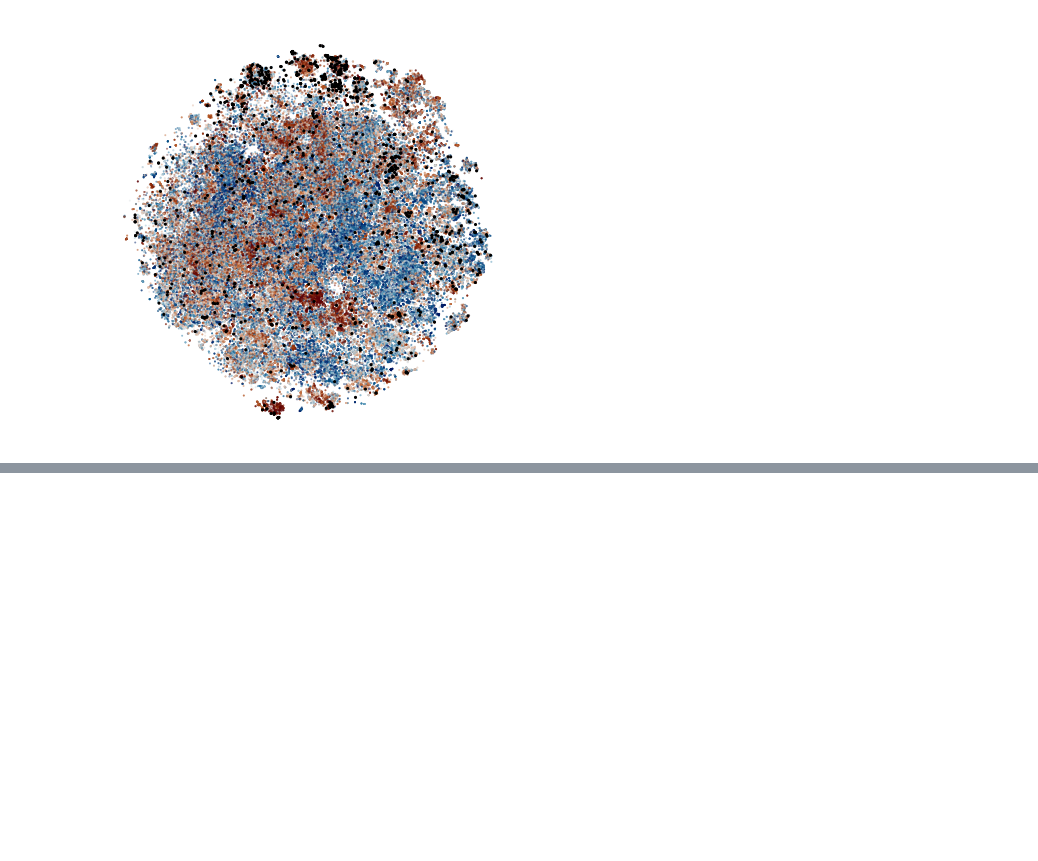
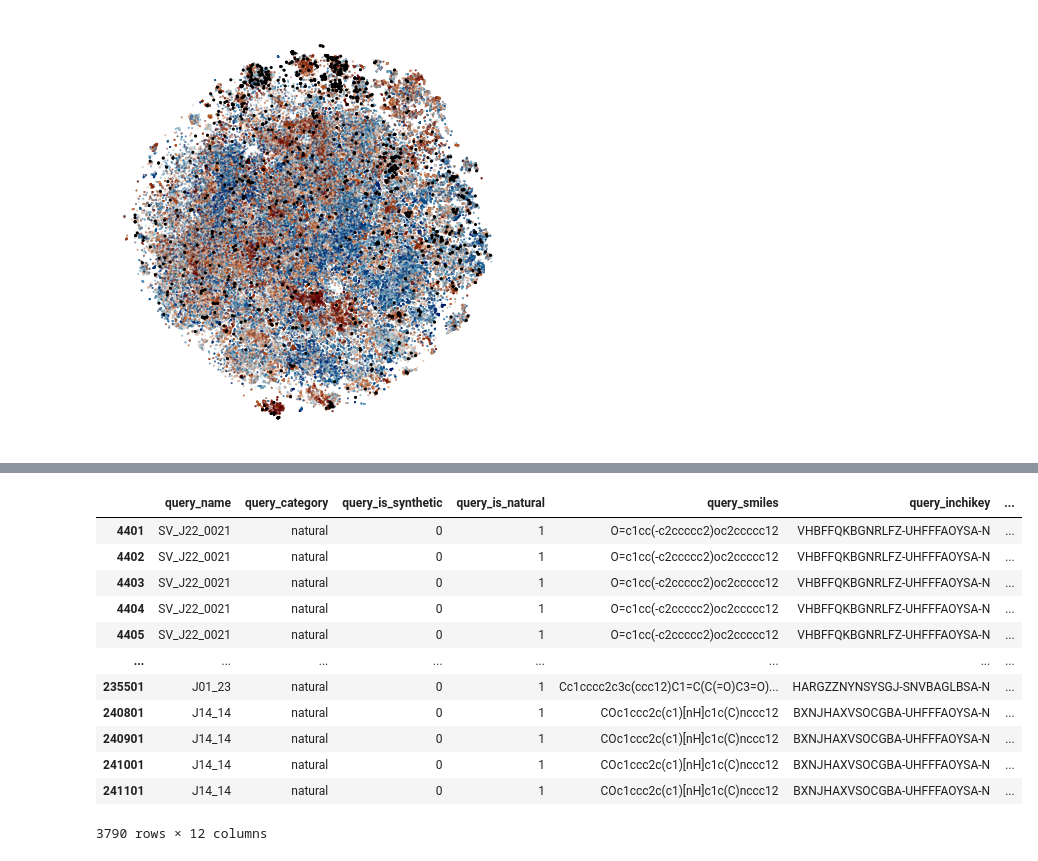
Before and after one commit to ersilia-os/sars-cov-2-chemspace, a Jupyter notebook: notebooks/05_Figure2.ipynb, the cells around one changed output, grey strips where cells are left out. Drawn from its saved outputs; the diff is of its cells as text; code cells hidden in the pictures; blank space fills up the shorter version.

```diff
--- a/notebooks/05_Figure2.ipynb
+++ b/notebooks/05_Figure2.ipynb
@@ -285,0 +295,32 @@ stylia.save_figure("../figures/f2_e.png")
+# %%
+# A natural product compound with several Enamine REAL hits that have high predicted AD
+
+ds = pd.read_csv("../results/cheese_search.csv")
+ds = ds[ds["query_inchikey"] != ds["inchikey"]]
+dp = pd.read_csv("../results/cheese_hits_publish.csv")
+dp = dp[dp["num_manual_at_07"] == 0]
+hit_iks = set(dp["inchikey"].tolist())
+ds = ds[ds["inchikey"].isin(hit_iks)]
+ds = ds[ds["database"] == "enamine-real"]
+
+dq = pd.read_csv("../results/queries_publish.csv")
+dq = dq[dq["category"] == "natural"]
+
+np_likeness = pd.read_csv("../data/all_molecules_eos9yui.csv")
+ik2np = {}
+for v in np_likeness.values:
+    if v[2] > 2:
+        ik2np[v[0]] = v[2]
+
+syba = pd.read_csv("../data/all_molecules_eos7pw8.csv")
+ik2sa = {}
+for v in syba.values:
+    if v[2] < 0:
+        ik2sa[v[0]] = v[2]
+
+dq = dq[dq["inchikey"].isin(ik2np.keys())]
+dq = dq[dq["inchikey"].isin(ik2sa.keys())]
+
+df = ds[ds["query_inchikey"].isin(dq["inchikey"].tolist())]
+df = df[df["inchikey"].isin(dp[dp["clf_rank"] > 95]["inchikey"].tolist())]
+df = df[df["inchikey"].isin(dp[dp["sim_rank"] < 25]["inchikey"].tolist())]
@@ -285,0 +403,16 @@ stylia.save_figure("../figures/f2_e.png")
+# %%
+df
+# %% [output]
+|  | query_name | query_category | query_is_synthetic | query_is_natural | query_smiles | query_inchikey | ... |
+| 4401 | SV_J22_0021 | natural | 0 | 1 | O=c1cc(-c2ccccc2)oc2ccccc12 | VHBFFQKBGNRLFZ-UHFFFAOYSA-N | ... |
+| 4402 | SV_J22_0021 | natural | 0 | 1 | O=c1cc(-c2ccccc2)oc2ccccc12 | VHBFFQKBGNRLFZ-UHFFFAOYSA-N | ... |
+| 4403 | SV_J22_0021 | natural | 0 | 1 | O=c1cc(-c2ccccc2)oc2ccccc12 | VHBFFQKBGNRLFZ-UHFFFAOYSA-N | ... |
+| 4404 | SV_J22_0021 | natural | 0 | 1 | O=c1cc(-c2ccccc2)oc2ccccc12 | VHBFFQKBGNRLFZ-UHFFFAOYSA-N | ... |
+| 4405 | SV_J22_0021 | natural | 0 | 1 | O=c1cc(-c2ccccc2)oc2ccccc12 | VHBFFQKBGNRLFZ-UHFFFAOYSA-N | ... |
+| ... | ... | ... | ... | ... | ... | ... | ... |
+| 235501 | J01_23 | natural | 0 | 1 | Cc1cccc2c3c(ccc12)C1=C(C(=O)C3=O)... | HARGZZNYNSYSGJ-SNVBAGLBSA-N | ... |
+| 240801 | J14_14 | natural | 0 | 1 | COc1ccc2c(c1)[nH]c1c(C)nccc12 | BXNJHAXVSOCGBA-UHFFFAOYSA-N | ... |
+| 240901 | J14_14 | natural | 0 | 1 | COc1ccc2c(c1)[nH]c1c(C)nccc12 | BXNJHAXVSOCGBA-UHFFFAOYSA-N | ... |
+| 241001 | J14_14 | natural | 0 | 1 | COc1ccc2c(c1)[nH]c1c(C)nccc12 | BXNJHAXVSOCGBA-UHFFFAOYSA-N | ... |
+| 241101 | J14_14 | natural | 0 | 1 | COc1ccc2c(c1)[nH]c1c(C)nccc12 | BXNJHAXVSOCGBA-UHFFFAOYSA-N | ... |
+3790 rows × 12 columns
```
Also changed, not shown: parts of 9 cells of this notebook, 16 other files.
